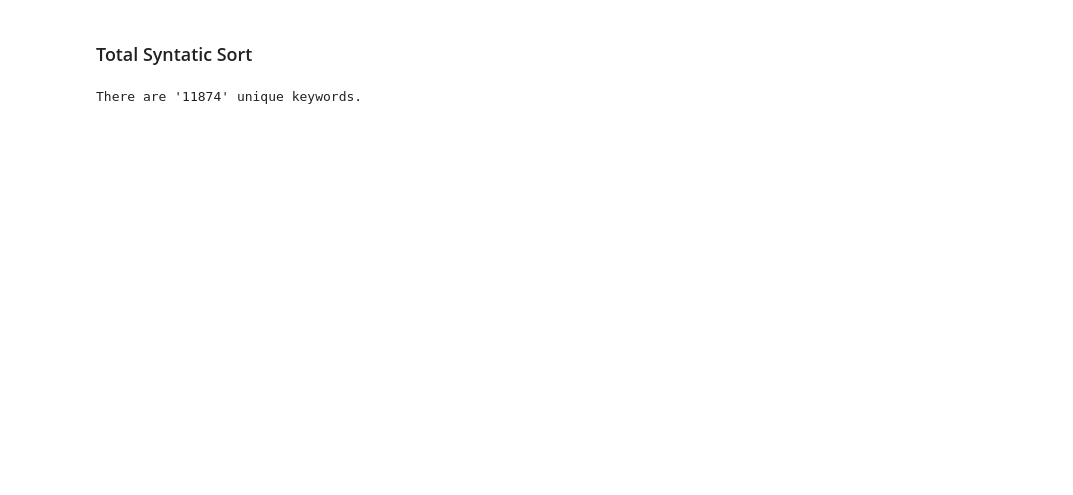
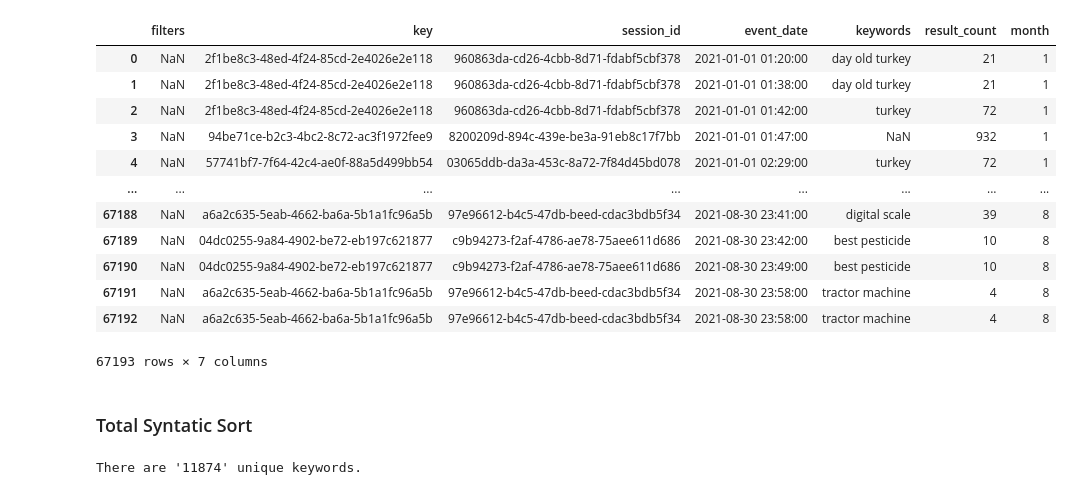
Before and after one commit to ibkAfolabi/AFRIMASH-ANALYTICS, a Jupyter notebook: codes/phase one/search_events_analysis.ipynb, the cells around one changed output. Drawn from its saved outputs; the diff is of its cells as text; code cells hidden in the pictures; blank space fills up the shorter version.

```diff
--- a/codes/phase one/search_events_analysis.ipynb
+++ b/codes/phase one/search_events_analysis.ipynb
@@ -3,12 +3,38 @@
 # %%
 import pandas as pd
 
-#Load data
-file_path = ""
+#Load and preprocess data
+file_path = "../../../Data/DEngage Data/search_events/d8ad35dc-482c-41f8-8b0a-e7214fca773f.csv"
 search_df = pd.read_csv(file_path)
 
-search_df['event_date'] = pd.to_datetime(search_df['event_date']) #Convert event_date column to datetime type
+#Unifying date formats
+event_dates = list(search_df['event_date'])
+new_event_dates = []
+for date in event_dates:
+    new_event_dates.append(date.replace("/","-")) #converts dates of (dd/mm/yyy) to (dd-mm-yyy)
+search_df['event_date'] = new_event_dates
+
+search_df['event_date'] = pd.to_datetime(search_df['event_date'], dayfirst=True) #Convert event_date column to datetime type
+
+search_df['month'] = search_df['event_date'].dt.month #Add new column for month
+
 search_df['keywords'] = search_df['keywords'].str.lower() #Make all strings in the 'keyword' column lowercase to avoid redundancy
+
+search_df
+# %% [output]
+|  | filters | key | session_id | event_date | keywords | result_count | month |
+| 0 | NaN | 2f1be8c3-48ed-4f24-85cd-2e4026e2e118 | 960863da-cd26-4cbb-8d71-fdabf5cbf378 | 2021-01-01 01:20:00 | day old turkey | 21 | 1 |
+| 1 | NaN | 2f1be8c3-48ed-4f24-85cd-2e4026e2e118 | 960863da-cd26-4cbb-8d71-fdabf5cbf378 | 2021-01-01 01:38:00 | day old turkey | 21 | 1 |
+| 2 | NaN | 2f1be8c3-48ed-4f24-85cd-2e4026e2e118 | 960863da-cd26-4cbb-8d71-fdabf5cbf378 | 2021-01-01 01:42:00 | turkey | 72 | 1 |
+| 3 | NaN | 94be71ce-b2c3-4bc2-8c72-ac3f1972fee9 | 8200209d-894c-439e-be3a-91eb8c17f7bb | 2021-01-01 01:47:00 | NaN | 932 | 1 |
+| 4 | NaN | 57741bf7-7f64-42c4-ae0f-88a5d499bb54 | 03065ddb-da3a-453c-8a72-7f84d45bd078 | 2021-01-01 02:29:00 | turkey | 72 | 1 |
+| ... | ... | ... | ... | ... | ... | ... | ... |
+| 67188 | NaN | a6a2c635-5eab-4662-ba6a-5b1a1fc96a5b | 97e96612-b4c5-47db-beed-cdac3bdb5f34 | 2021-08-30 23:41:00 | digital scale | 39 | 8 |
+| 67189 | NaN | 04dc0255-9a84-4902-be72-eb197c621877 | c9b94273-f2af-4786-ae78-75aee611d686 | 2021-08-30 23:42:00 | best pesticide | 10 | 8 |
+| 67190 | NaN | 04dc0255-9a84-4902-be72-eb197c621877 | c9b94273-f2af-4786-ae78-75aee611d686 | 2021-08-30 23:49:00 | best pesticide | 10 | 8 |
+| 67191 | NaN | a6a2c635-5eab-4662-ba6a-5b1a1fc96a5b | 97e96612-b4c5-47db-beed-cdac3bdb5f34 | 2021-08-30 23:58:00 | tractor machine | 4 | 8 |
+| 67192 | NaN | a6a2c635-5eab-4662-ba6a-5b1a1fc96a5b | 97e96612-b4c5-47db-beed-cdac3bdb5f34 | 2021-08-30 23:58:00 | tractor machine | 4 | 8 |
+67193 rows × 7 columns
 # %% [markdown]
 ### Total Syntatic Sort
 # %%
```
Also changed, not shown: parts of 11 cells of this notebook, 2 other files.
